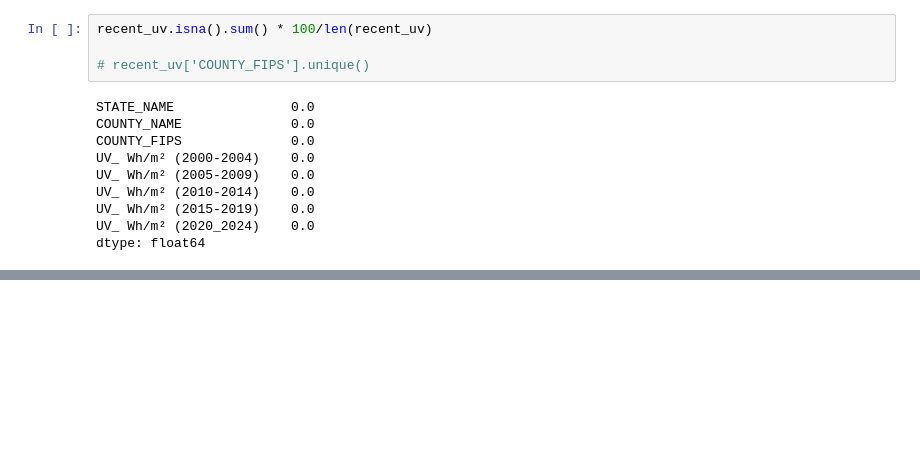
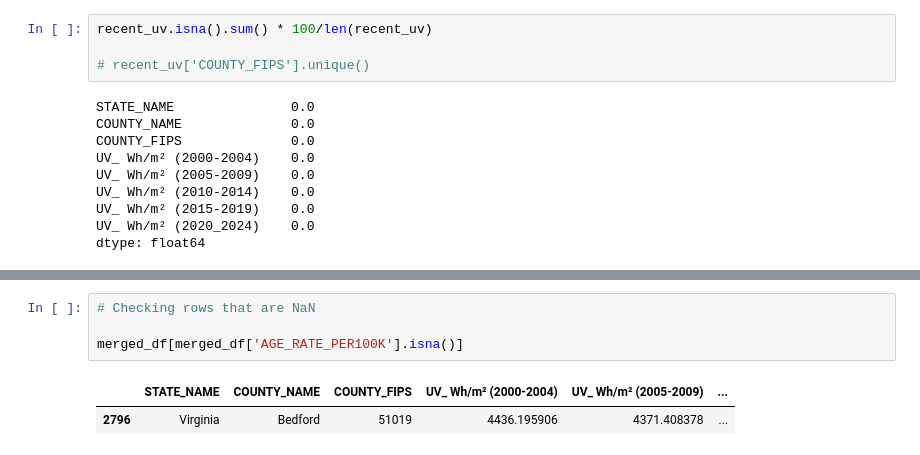
Before and after one commit to brevans25/uv-exposure-melanoma-analysis, a Jupyter notebook: notebooks/uv-exposure-melanoma-analysis.ipynb, the cells around one changed output, grey strips where cells are left out. Saved outputs shown, nothing was run; the diff lists cells and outputs as text; blank space fills up the shorter version.

```diff
--- a/notebooks/uv-exposure-melanoma-analysis.ipynb
+++ b/notebooks/uv-exposure-melanoma-analysis.ipynb
@@ -100,0 +135,7 @@ dtype: float64
+# %%
+# Checking rows that are NaN
+
+merged_df[merged_df['AGE_RATE_PER100K'].isna()]
+# %% [output]
+|  | STATE_NAME | COUNTY_NAME | COUNTY_FIPS | UV_ Wh/m² (2000-2004) | UV_ Wh/m² (2005-2009) | ... |
+| 2796 | Virginia | Bedford | 51019 | 4436.195906 | 4371.408378 | ... |
```
Also changed, not shown: parts of 7 cells of this notebook.
